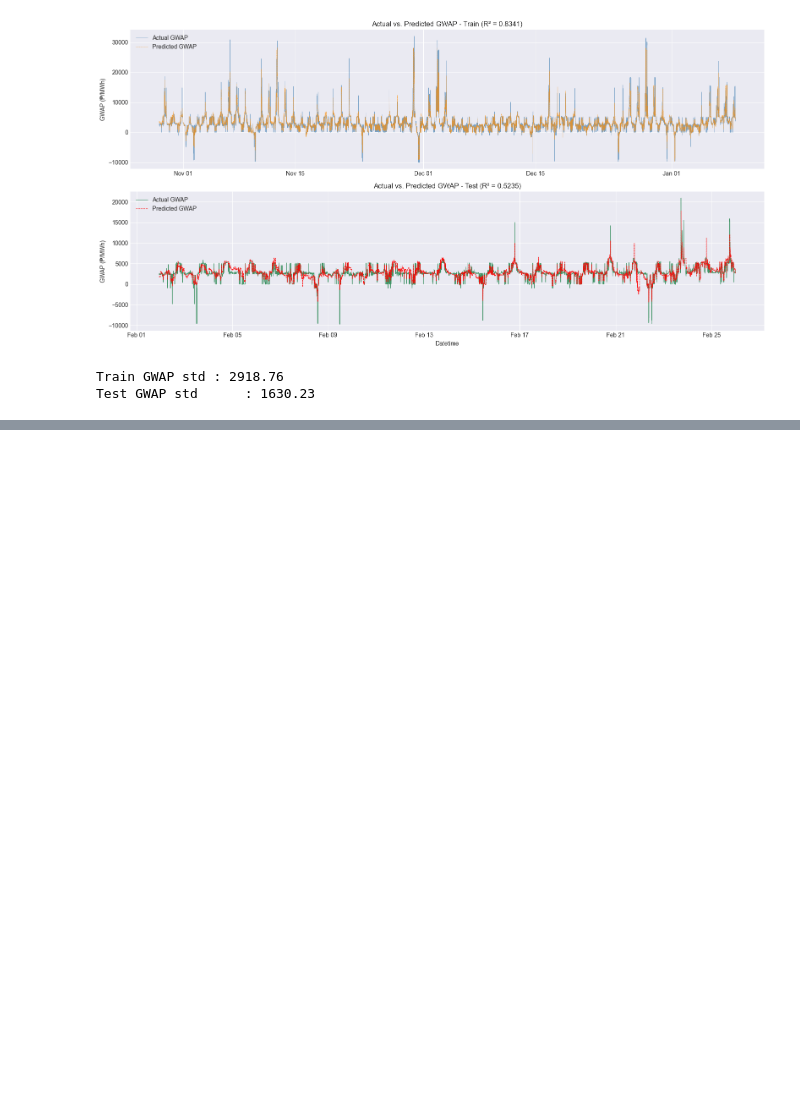
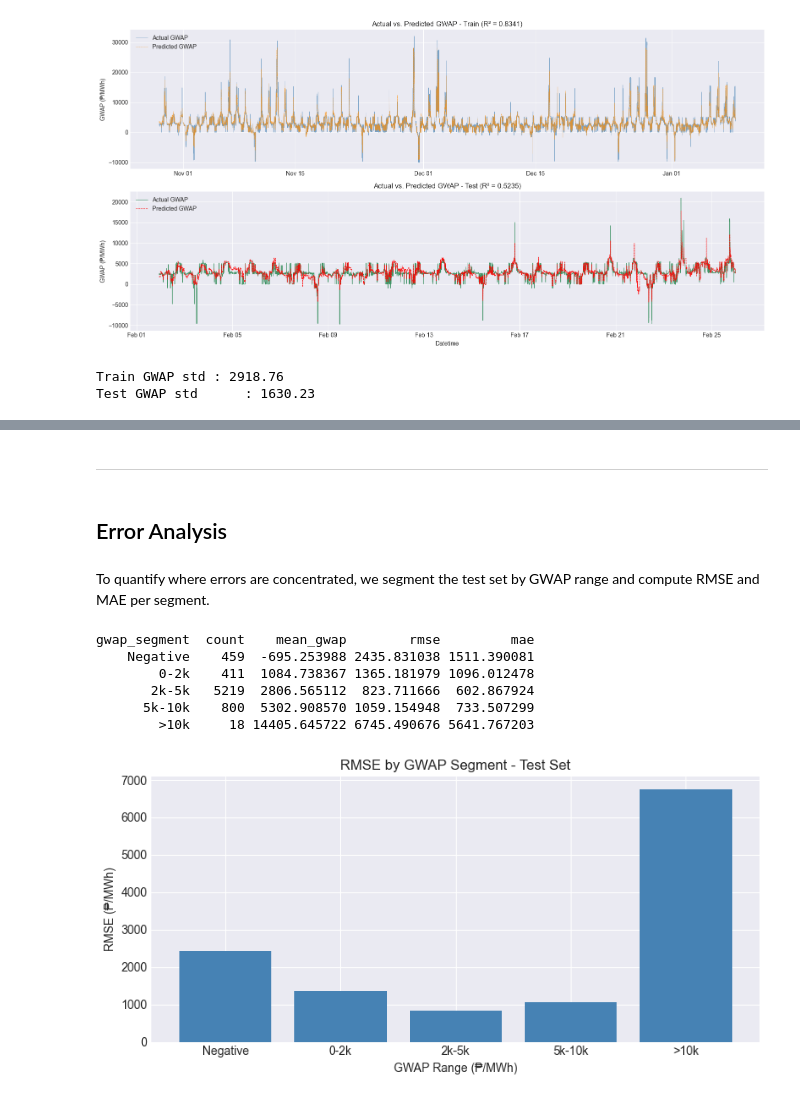
Before and after one commit to haniellejermayn/wesm-price-prediction, a Jupyter notebook: 05_NeuralNetwork.ipynb, the cells around one changed output, grey strips where cells are left out. Drawn from its saved outputs; the diff is of its cells as text; code cells hidden in the pictures; blank space fills up the shorter version.

```diff
--- a/05_NeuralNetwork.ipynb
+++ b/05_NeuralNetwork.ipynb
@@ -742,0 +780,43 @@ Looking at the training data, the model does relatively well in following the pa
+# %% [markdown]
+---
+# %% [markdown]
+## Error Analysis
+# %% [markdown]
+To quantify where errors are concentrated, we segment the test set by GWAP range and compute RMSE and MAE per segment.
+# %%
+error_df = test_df[["datetime", "GWAP"]].copy()
+error_df["predicted"] = tuned_y_test_pred
+error_df["residual"]  = error_df["GWAP"] - error_df["predicted"]
+error_df["abs_error"] = error_df["residual"].abs()
+
+# Segment by GWAP range
+bins   = [-10000, 0, 2000, 5000, 10000, 35000]
+labels = ["Negative", "0-2k", "2k-5k", "5k-10k", ">10k"]
+error_df["gwap_segment"] = pd.cut(error_df["GWAP"], bins=bins, labels=labels)
+
+segment_summary = error_df.groupby("gwap_segment", observed=True).agg(
+    count      = ("GWAP", "count"),
+    mean_gwap  = ("GWAP", "mean"),
+    rmse       = ("residual", lambda x: np.sqrt((x**2).mean())),
+    mae        = ("abs_error", "mean")
+).reset_index()
+
+print(segment_summary.to_string(index=False))
+# %% [output]
+gwap_segment  count    mean_gwap        rmse         mae
+    Negative    459  -695.253988 2435.831038 1511.390081
+        0-2k    411  1084.738367 1365.181979 1096.012478
+       2k-5k   5219  2806.565112  823.711666  602.867924
+      5k-10k    800  5302.908570 1059.154948  733.507299
+        >10k     18 14405.645722 6745.490676 5641.767203
+# %%
+fig, ax = plt.subplots(figsize=(8, 4))
+
+ax.bar(segment_summary["gwap_segment"].astype(str), segment_summary["rmse"], color="steelblue")
+ax.set_title("RMSE by GWAP Segment - Test Set")
+ax.set_xlabel("GWAP Range (₱/MWh)")
+ax.set_ylabel("RMSE (₱/MWh)")
+plt.tight_layout()
+plt.show()
+# %% [output]
+[figure, added]
```
Also changed, not shown: parts of 15 cells of this notebook.
